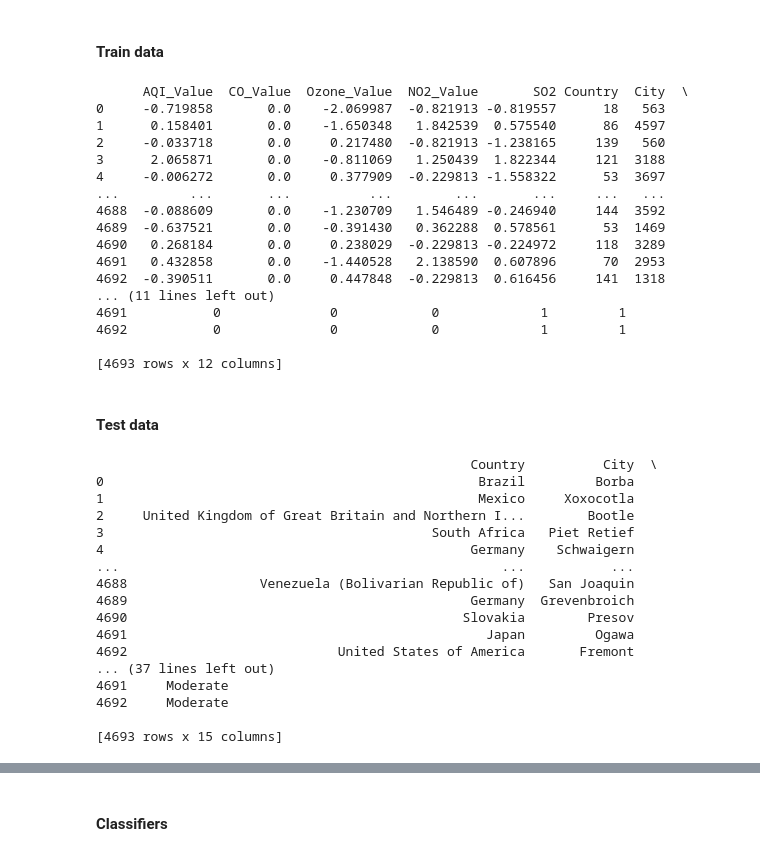
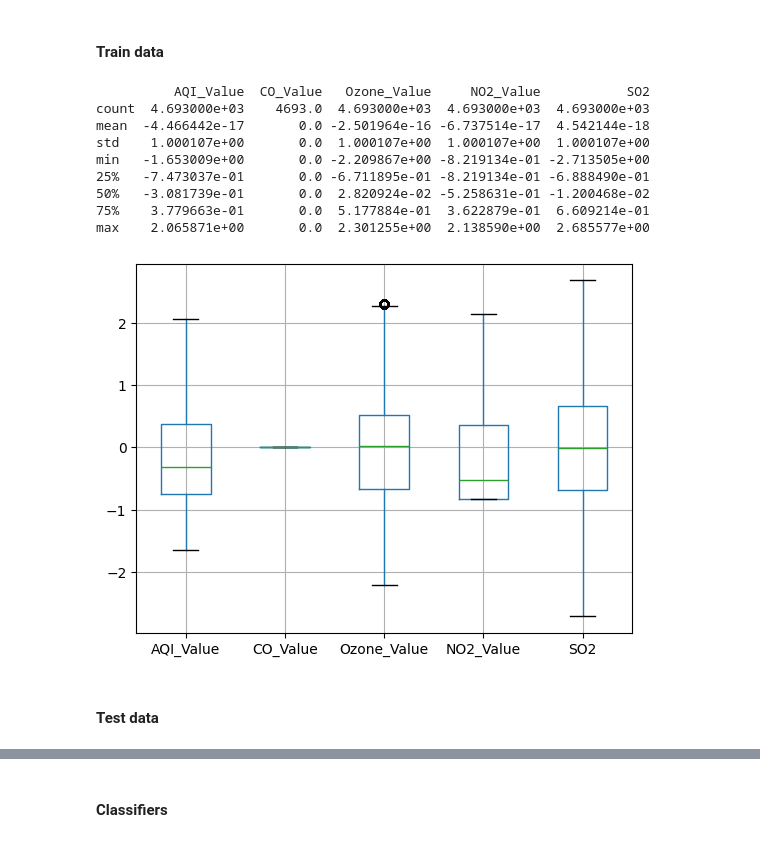
Before and after one commit to alx-sima/ml, a Jupyter notebook: main.ipynb, the cells around one changed output, grey strips where cells are left out. Drawn from its saved outputs; the diff is of its cells as text; code cells hidden in the pictures.

```diff
--- a/main.ipynb
+++ b/main.ipynb
@@ -263,48 +234,22 @@ train_labels = encode_labels(train_labels)
 #### Train data
 # %%
 train_data = pd.concat([num_train_data, cat_train_data], axis=1)
-print(train_data)
+print_numerical_info(train_data)
 # %% [output]
-      AQI_Value  CO_Value  Ozone_Value  NO2_Value       SO2 Country  City  \
-0     -0.719858       0.0    -2.069987  -0.821913 -0.819557      18   563
-1      0.158401       0.0    -1.650348   1.842539  0.575540      86  4597
-2     -0.033718       0.0     0.217480  -0.821913 -1.238165     139   560
-3      2.065871       0.0    -0.811069   1.250439  1.822344     121  3188
-4     -0.006272       0.0     0.377909  -0.229813 -1.558322      53  3697
-...         ...       ...          ...        ...       ...     ...   ...
-4688  -0.088609       0.0    -1.230709   1.546489 -0.246940     144  3592
-4689  -0.637521       0.0    -0.391430   0.362288  0.578561      53  1469
-4690   0.268184       0.0     0.238029  -0.229813 -0.224972     118  3289
-4691   0.432858       0.0    -1.440528   2.138590  0.607896      70  2953
-4692  -0.390511       0.0     0.447848  -0.229813  0.616456     141  1318
-... (11 lines left out)
-4691           0              0            0             1         1
-4692           0              0            0             1         1
-
-[4693 rows x 12 columns]
+          AQI_Value  CO_Value   Ozone_Value     NO2_Value           SO2
+count  4.693000e+03    4693.0  4.693000e+03  4.693000e+03  4.693000e+03
+mean  -4.466442e-17       0.0 -2.501964e-16 -6.737514e-17  4.542144e-18
+std    1.000107e+00       0.0  1.000107e+00  1.000107e+00  1.000107e+00
+min   -1.653009e+00       0.0 -2.209867e+00 -8.219134e-01 -2.713505e+00
+25%   -7.473037e-01       0.0 -6.711895e-01 -8.219134e-01 -6.888490e-01
+50%   -3.081739e-01       0.0  2.820924e-02 -5.258631e-01 -1.200468e-02
+75%    3.779663e-01       0.0  5.177884e-01  3.622879e-01  6.609214e-01
+max    2.065871e+00       0.0  2.301255e+00  2.138590e+00  2.685577e+00
+[figure, added]
 # %% [markdown]
 #### Test data
 # %%
 raw_test_data = pd.read_csv("datasets/air_pollution_test.csv")
-print(raw_test_data)
-# %% [output]
-                                                Country          City  \
-0                                                Brazil         Borba
-1                                                Mexico     Xoxocotla
-2     United Kingdom of Great Britain and Northern I...        Bootle
-3                                          South Africa   Piet Retief
-4                                               Germany    Schwaigern
-...                                                 ...           ...
-4688                 Venezuela (Bolivarian Republic of)   San Joaquin
-4689                                            Germany  Grevenbroich
-4690                                           Slovakia        Presov
-4691                                              Japan         Ogawa
-4692                           United States of America       Fremont
-... (37 lines left out)
-4691     Moderate
-4692     Moderate
-
-[4693 rows x 15 columns]
 # %%
 num_test_data, cat_test_data, test_labels = split_data(
     raw_test_data, numeric_columns, categorical_columns, label_columns
```
Also changed, not shown: parts of 30 cells of this notebook.
